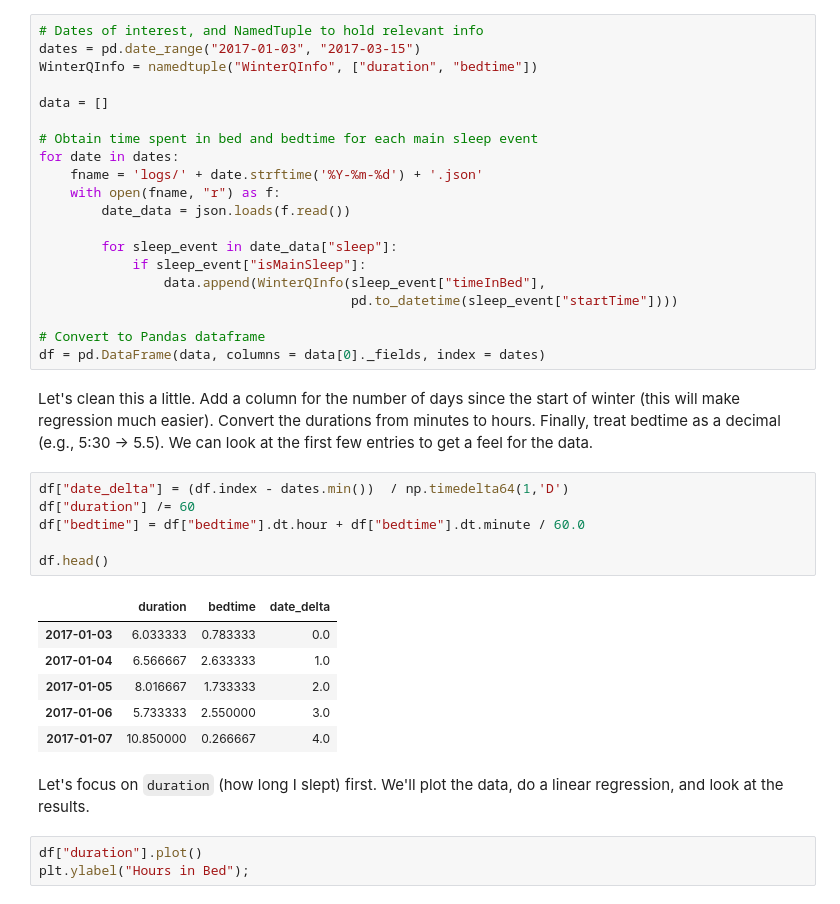
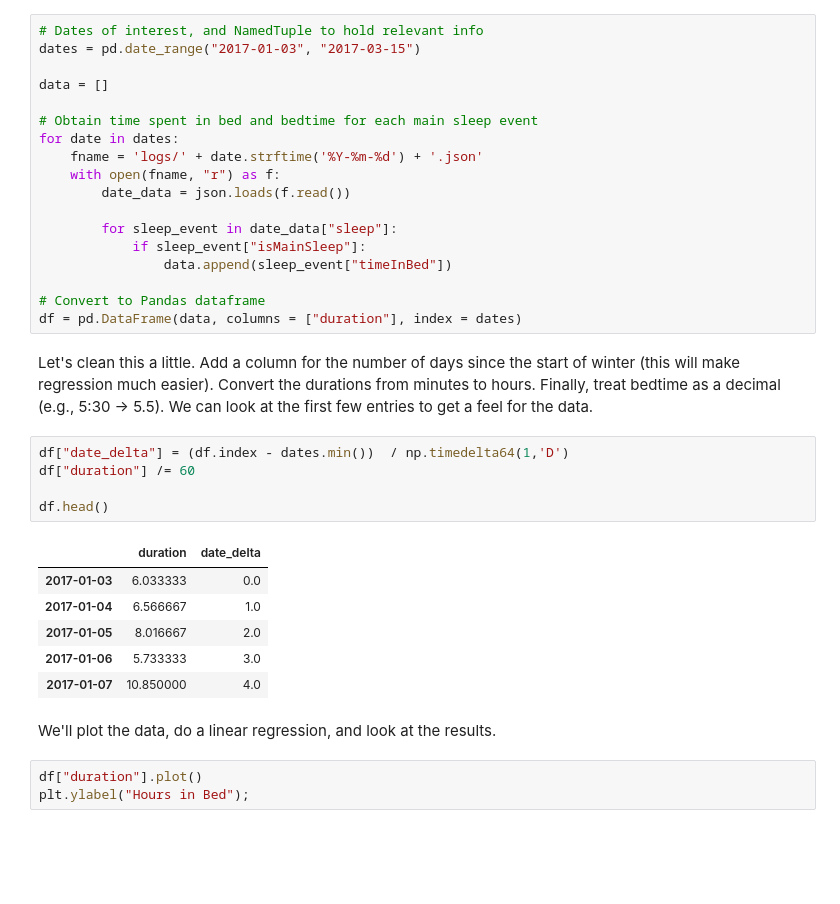
Before and after one commit to tuchandra/sleep-analysis, a Jupyter notebook: Stats and Sleep.ipynb, the cells around one changed output. Drawn from its saved outputs; the diff is of its cells as text; blank space fills up the shorter version.

```diff
--- a/Stats and Sleep.ipynb
+++ b/Stats and Sleep.ipynb
@@ -87,7 +87,6 @@ We are interested in the total time spent in bed and the average bedtime during
 # %%
 # Dates of interest, and NamedTuple to hold relevant info
 dates = pd.date_range("2017-01-03", "2017-03-15")
-WinterQInfo = namedtuple("WinterQInfo", ["duration", "bedtime"])
 
 data = []
 
@@ -99,28 +98,26 @@ for date in dates:
 
         for sleep_event in date_data["sleep"]:
             if sleep_event["isMainSleep"]:
-                data.append(WinterQInfo(sleep_event["timeInBed"],
-                                        pd.to_datetime(sleep_event["startTime"])))
+                data.append(sleep_event["timeInBed"])
 
 # Convert to Pandas dataframe
-df = pd.DataFrame(data, columns = data[0]._fields, index = dates)
+df = pd.DataFrame(data, columns = ["duration"], index = dates)
 # %% [markdown]
 Let's clean this a little. Add a column for the number of days since the start of winter (this will make regression much easier). Convert the durations from minutes to hours. Finally, treat bedtime as a decimal (e.g., 5:30 -> 5.5). We can look at the first few entries to get a feel for the data.
 # %%
 df["date_delta"] = (df.index - dates.min())  / np.timedelta64(1,'D')
 df["duration"] /= 60
-df["bedtime"] = df["bedtime"].dt.hour + df["bedtime"].dt.minute / 60.0
 
 df.head()
 # %% [output]
-|  | duration | bedtime | date_delta |
-| 2017-01-03 | 6.033333 | 0.783333 | 0.0 |
-| 2017-01-04 | 6.566667 | 2.633333 | 1.0 |
-| 2017-01-05 | 8.016667 | 1.733333 | 2.0 |
-| 2017-01-06 | 5.733333 | 2.550000 | 3.0 |
-| 2017-01-07 | 10.850000 | 0.266667 | 4.0 |
+|  | duration | date_delta |
+| 2017-01-03 | 6.033333 | 0.0 |
+| 2017-01-04 | 6.566667 | 1.0 |
+| 2017-01-05 | 8.016667 | 2.0 |
+| 2017-01-06 | 5.733333 | 3.0 |
+| 2017-01-07 | 10.850000 | 4.0 |
 # %% [markdown]
-Let's focus on `duration` (how long I slept) first. We'll plot the data, do a linear regression, and look at the results.
+We'll plot the data, do a linear regression, and look at the results.
 # %%
 df["duration"].plot()
 plt.ylabel("Hours in Bed");
```
Also changed, not shown: parts of 7 cells of this notebook.
